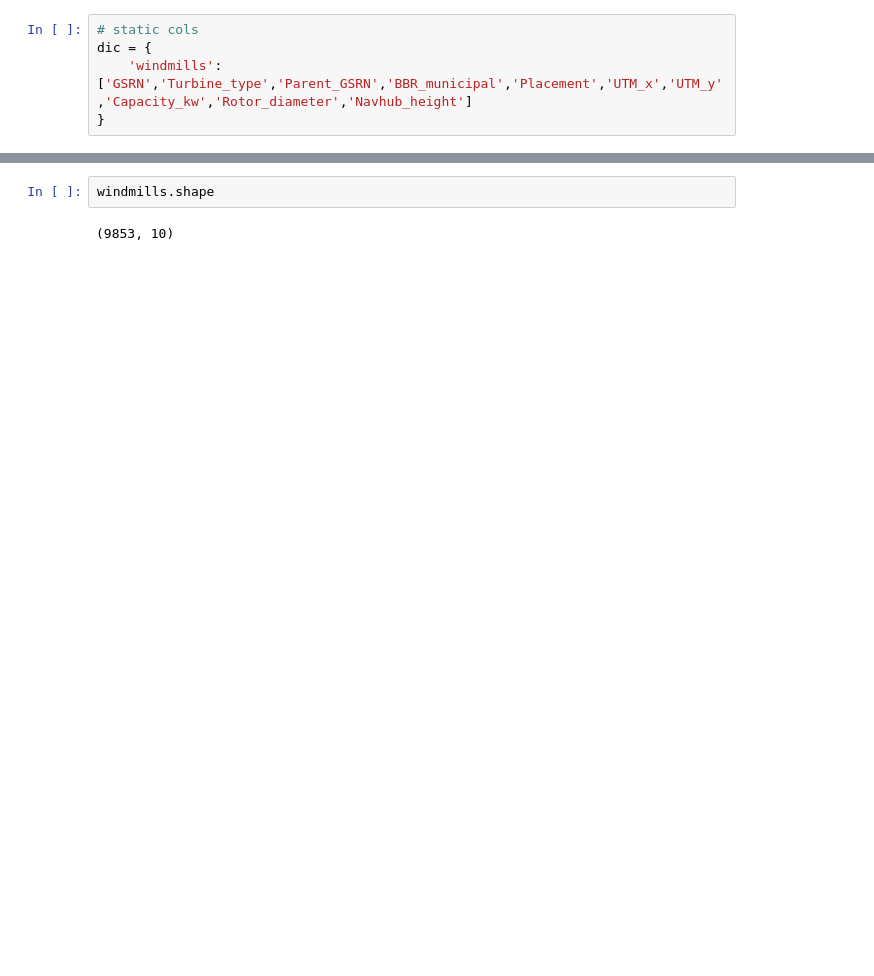
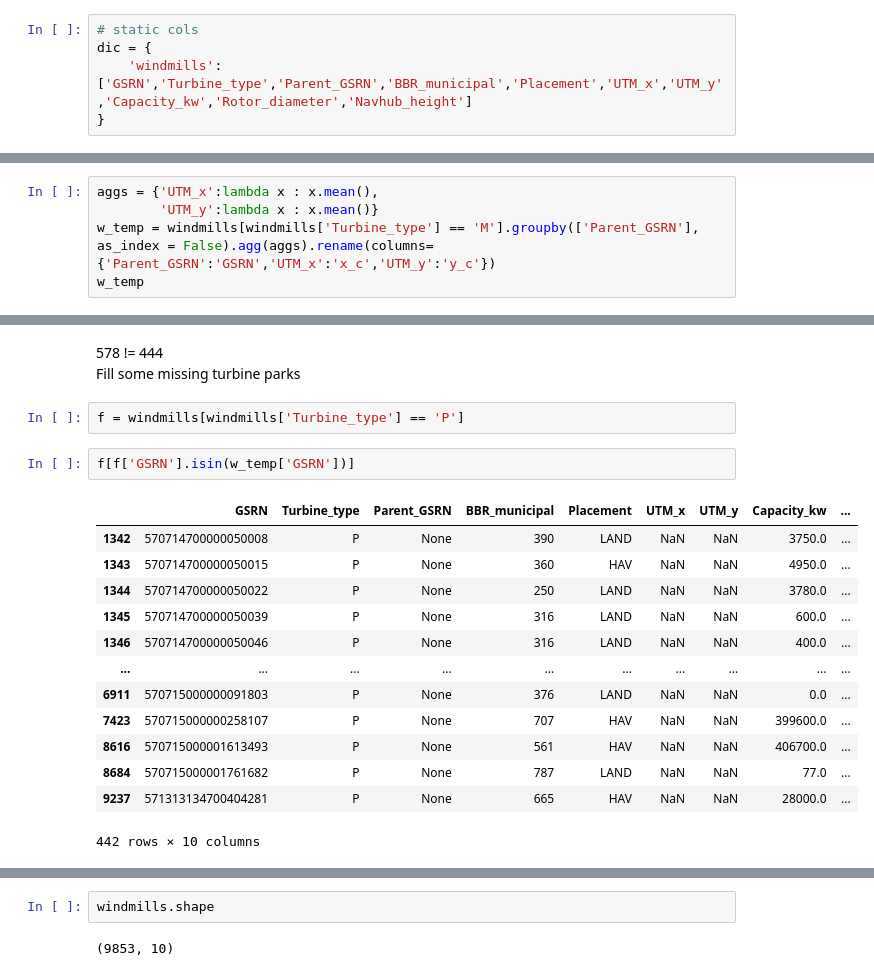
Before and after one commit to sevewing/WindmillPrediction, a Jupyter notebook: preprocessing.ipynb, the cells around one changed output, grey strips where cells are left out. Drawn from its saved outputs; the diff is of its cells as text; blank space fills up the shorter version.

```diff
--- a/preprocessing.ipynb
+++ b/preprocessing.ipynb
@@ -34,0 +46,5 @@ windmills[windmills['Turbine_type'] == 'M'].head(20)
+# %%
+aggs = {'UTM_x':lambda x : x.mean(),
+        'UTM_y':lambda x : x.mean()}
+w_temp = windmills[windmills['Turbine_type'] == 'M'].groupby(['Parent_GSRN'], as_index = False).agg(aggs).rename(columns={'Parent_GSRN':'GSRN','UTM_x':'x_c','UTM_y':'y_c'})
+w_temp
@@ -34,0 +65,21 @@ windmills[windmills['Turbine_type'] == 'M'].head(20)
+# %% [markdown]
+578 != 444
+Fill some missing turbine parks
+# %%
+f = windmills[windmills['Turbine_type'] == 'P']
+# %%
+f[f['GSRN'].isin(w_temp['GSRN'])]
+# %% [output]
+|  | GSRN | Turbine_type | Parent_GSRN | BBR_municipal | Placement | UTM_x | UTM_y | Capacity_kw | ... |
+| 1342 | 570714700000050008 | P | None | 390 | LAND | NaN | NaN | 3750.0 | ... |
+| 1343 | 570714700000050015 | P | None | 360 | HAV | NaN | NaN | 4950.0 | ... |
+| 1344 | 570714700000050022 | P | None | 250 | LAND | NaN | NaN | 3780.0 | ... |
+| 1345 | 570714700000050039 | P | None | 316 | LAND | NaN | NaN | 600.0 | ... |
+| 1346 | 570714700000050046 | P | None | 316 | LAND | NaN | NaN | 400.0 | ... |
+| ... | ... | ... | ... | ... | ... | ... | ... | ... | ... |
+| 6911 | 570715000000091803 | P | None | 376 | LAND | NaN | NaN | 0.0 | ... |
+| 7423 | 570715000000258107 | P | None | 707 | HAV | NaN | NaN | 399600.0 | ... |
+| 8616 | 570715000001613493 | P | None | 561 | HAV | NaN | NaN | 406700.0 | ... |
+| 8684 | 570715000001761682 | P | None | 787 | LAND | NaN | NaN | 77.0 | ... |
+| 9237 | 571313134700404281 | P | None | 665 | HAV | NaN | NaN | 28000.0 | ... |
+442 rows × 10 columns
```
Also changed, not shown: parts of 61 cells of this notebook, 3 other files.
